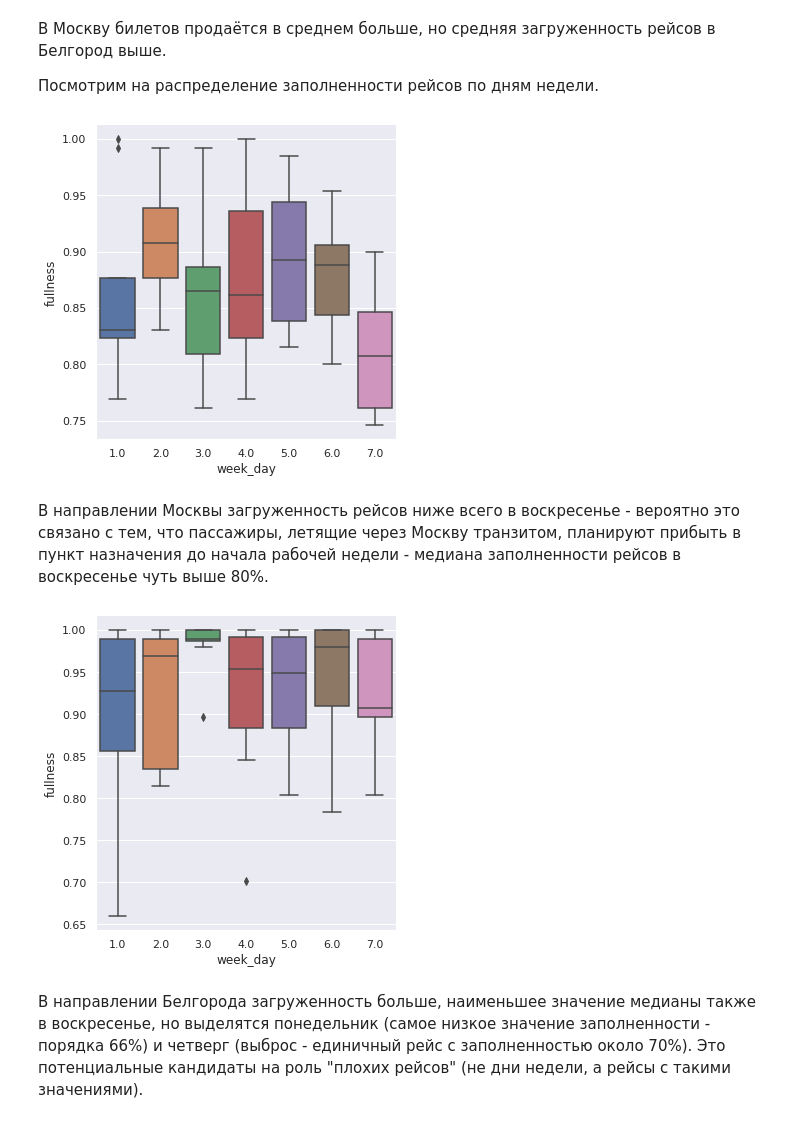
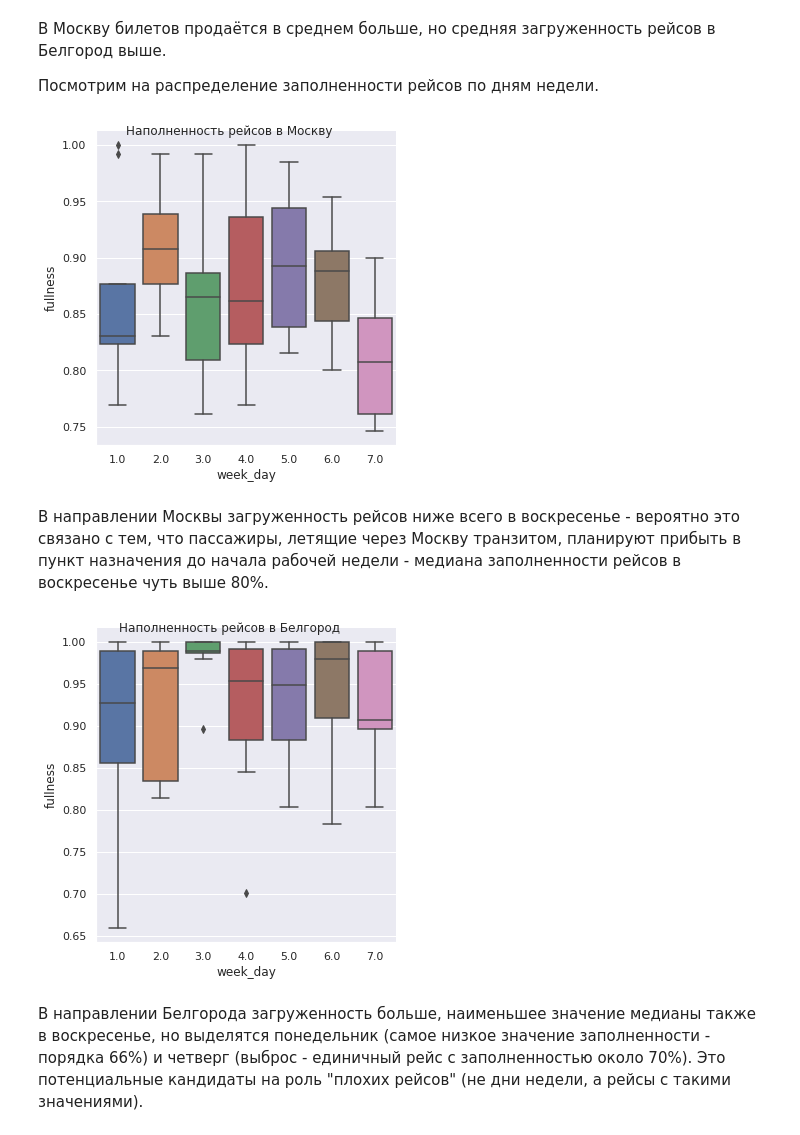
Before and after one commit to MuraWay/SkillFactory, a Jupyter notebook: module_4/[DSPR_26]_ПРОЕКТ_4_Авиарейсы_без_потерь_Dmitry_Lepin.ipynb, the cells around one changed output. Drawn from its saved outputs; the diff is of its cells as text; code cells hidden in the pictures.

```diff
--- a/module_4/[DSPR_26]_ПРОЕКТ_4_Авиарейсы_без_потерь_Dmitry_Lepin.ipynb
+++ b/module_4/[DSPR_26]_ПРОЕКТ_4_Авиарейсы_без_потерь_Dmitry_Lepin.ipynb
@@ -234,15 +234,17 @@ get_map_barplot(avia,'week_day','arrival_city',['ticket_total','fullness'])
 
 Посмотрим на распределение заполненности рейсов по дням недели.
 # %%
-sns.catplot(x='week_day', y='fullness', kind="box", data=avia[avia['arrival_city']=='Moscow']);
+g = sns.catplot(x='week_day', y='fullness', kind="box", data=avia[avia['arrival_city']=='Moscow'])
+g.fig.suptitle('Наполненность рейсов в Москву', fontsize=12);
 # %% [output]
-[figure, old version]
+[figure, new version]
 # %% [markdown]
 В направлении Москвы загруженность рейсов ниже всего в воскресенье - вероятно это связано с тем, что пассажиры, летящие через Москву транзитом, планируют прибыть в пункт назначения до начала рабочей недели - медиана заполненности рейсов в воскресенье чуть выше 80%.
 # %%
-sns.catplot(x='week_day', y='fullness', kind="box", data=avia[avia['arrival_city']=='Belgorod']);
+g = sns.catplot(x='week_day', y='fullness', kind="box", data=avia[avia['arrival_city']=='Belgorod']);
+g.fig.suptitle('Наполненность рейсов в Белгород', fontsize=12);
 # %% [output]
-[figure, old version]
+[figure, new version]
 # %% [markdown]
 В направлении Белгорода загруженность больше, наименьшее значение медианы также в воскресенье, но выделятся понедельник (самое низкое значение заполненности - порядка 66%) и четверг (выброс - единичный рейс с заполненностью около 70%). Это потенциальные кандидаты на роль "плохих рейсов" (не дни  недели, а рейсы с такими значениями).
 # %% [markdown]
```
Also changed, not shown: parts of 4 cells of this notebook.
